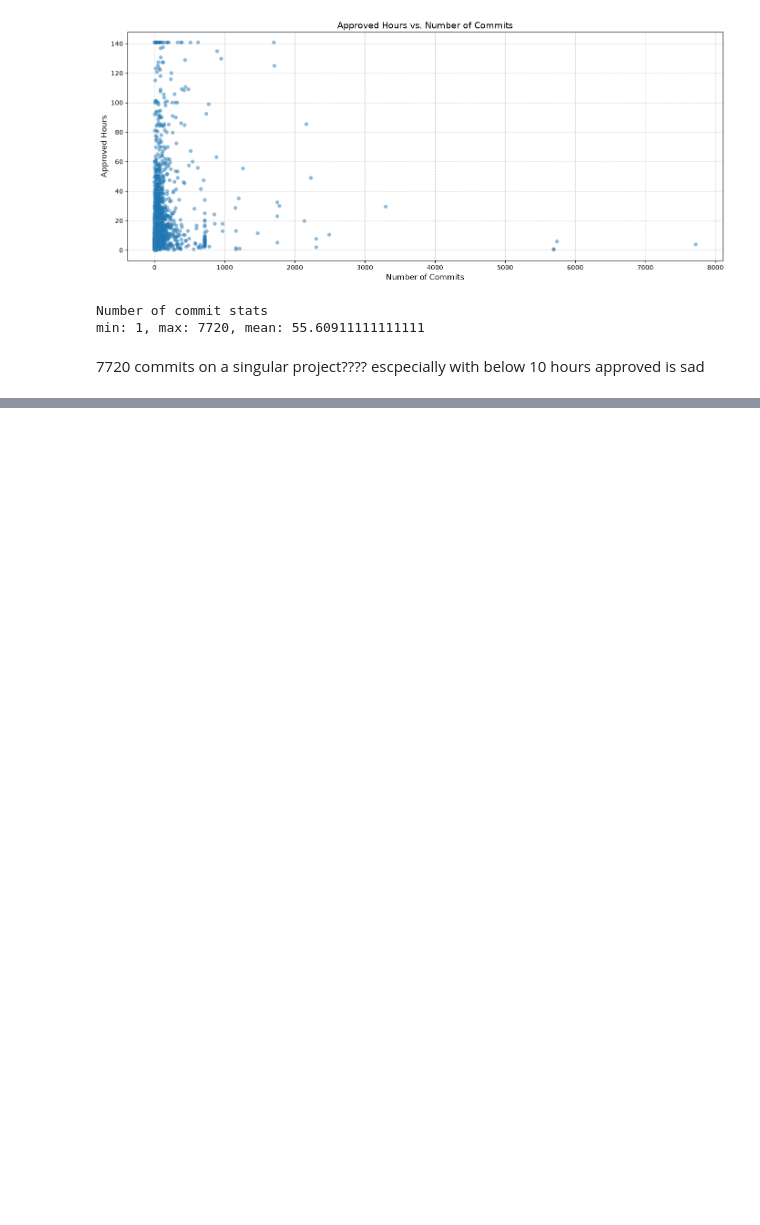
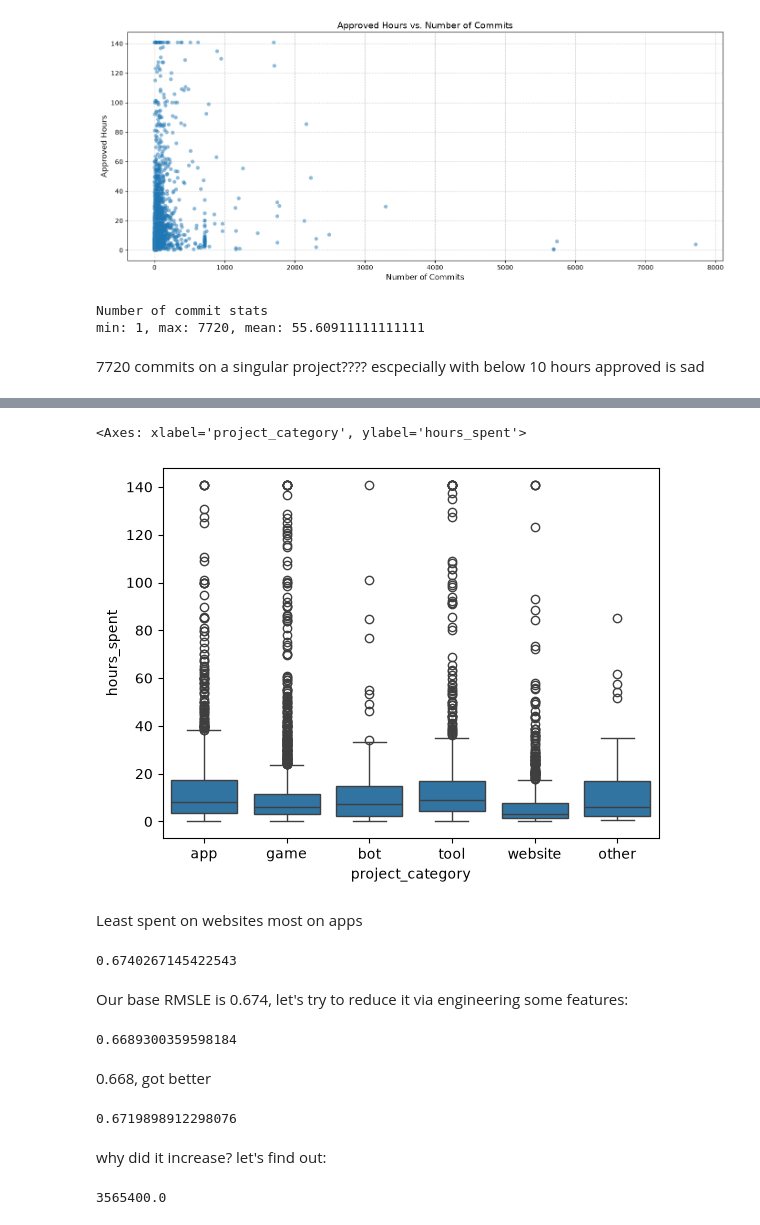
Before and after one commit to fourtysevencode/hours-detective, a Jupyter notebook: experiments/exploration.ipynb, the cells around one changed output, grey strips where cells are left out. Cells and saved outputs as stored; diff of their text form; code cells hidden in the pictures; blank space fills up the shorter version.

Commit message:
feature engineering, test rmsle on hist gradient boosting regressor and helper functions in notebook

```diff
--- a/experiments/exploration.ipynb
+++ b/experiments/exploration.ipynb
@@ -133,0 +140,58 @@ min: 1, max: 7720, mean: 55.60911111111111
+# %%
+sns.boxplot(data=df, x="project_category", y="hours_spent")
+# %% [output]
+<Axes: xlabel='project_category', ylabel='hours_spent'>
+[figure, added]
+# %% [markdown]
+Least spent on websites most on apps
+# %%
+from sklearn.model_selection import StratifiedKFold
+from sklearn.ensemble import HistGradientBoostingRegressor
+from sklearn.metrics import root_mean_squared_log_error
+
+y = df["hours_spent"]
+y_log = np.log1p(y)
+
+def cv_score(X, use_categories=False):
+    skf = StratifiedKFold(n_splits=5, shuffle=True, random_state=42)
+    oof = np.zeros(len(X))
+    for train_idx, val_idx in skf.split(X, df["hours_bucket"]):
+        kw = {"categorical_features": "from_dtype"} if use_categories else {}
+        model = HistGradientBoostingRegressor(**kw)
+        model.fit(X.iloc[train_idx], y_log.iloc[train_idx])
+        oof[val_idx] = model.predict(X.iloc[val_idx])
+    return root_mean_squared_log_error(y, np.clip(np.expm1(oof), 0, None))
+
+
+
+def test_skf():
+    X = df.drop(columns=["project_id", "hours_spent", "log_hours", "hours_bucket"]).copy()
+    for col in X.select_dtypes(include=["object", "string"]).columns:
+        X[col] = X[col].astype("category")
+
+
+    print(cv_score(X, use_categories=True))
+
+test_skf()
+# %% [output]
+0.6740267145422543
+# %% [markdown]
+Our base RMSLE is 0.674, let's try to reduce it via engineering some features:
+# %%
+df["commits_per_active_day"] = df["num_commits"] / df["active_commit_days"]
+test_skf()
+# %% [output]
+0.6689300359598184
+# %% [markdown]
+0.668, got better
+# %%
+df["lines_per_active_day"] = df["lines_added_total"] / df["active_commit_days"]
+test_skf()
+# %% [output]
+0.6719898912298076
+# %% [markdown]
+why did it increase? let's find out:
+# %%
+float(df["lines_per_active_day"].max())
+# %% [output]
+3565400.0
```
Also changed, not shown: parts of 8 cells of this notebook, 1 other file.
